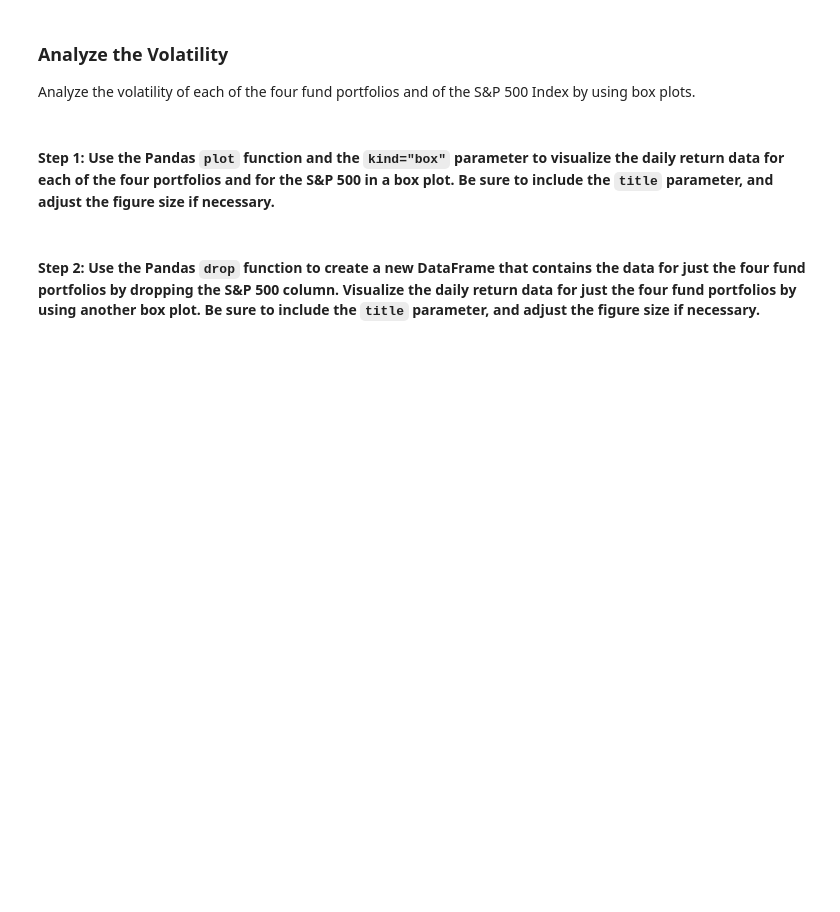
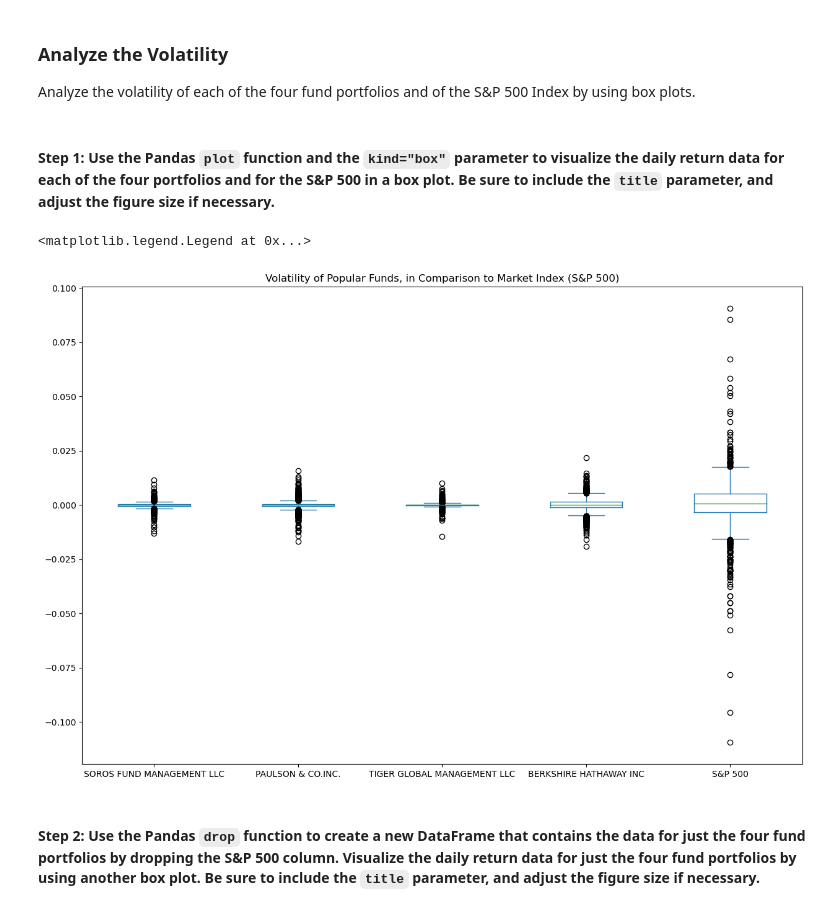
Before and after one commit to najibabounasr/Berkley-Bootcamp---Risk-Return-Analysis-Program, a Jupyter notebook: risk_return_analysis.ipynb, the cells around one changed output. Drawn from its saved outputs; the diff is of its cells as text; code cells hidden in the pictures; blank space fills up the shorter version.

```diff
--- a/risk_return_analysis.ipynb
+++ b/risk_return_analysis.ipynb
@@ -181,7 +214,11 @@ Analyze the volatility of each of the four fund portfolios and of the S&P 500 In
 # %%
 # Use the daily return data to create box plots to visualize the volatility of the 4 funds and the S&P 500
 # Include a title parameter and adjust the figure size
-# YOUR CODE HERE
+whale_navs_daily_returns.plot(kind='box',figsize=(15,10),title= 'Volatility of Popular Funds, in Comparison to Market Index (S&P 500)')
+ax.legend(["S&P 500","SOROS FUND MANAGEMENT LLC","PAULSON & CO.INC.","TIGER GLOBAL MANAGEMENT LLC",'BERKSHIRE HATHAWAY INC'])
+# %% [output]
+<matplotlib.legend.Legend at 0x...>
+[figure, added]
 # %% [markdown]
 #### Step 2: Use the Pandas `drop` function to create a new DataFrame that contains the data for just the four fund portfolios by dropping the S&P 500 column. Visualize the daily return data for just the four fund portfolios by using another box plot. Be sure to include the `title` parameter, and adjust the figure size if necessary.
 # %%
```
Also changed, not shown: parts of 9 cells of this notebook.
